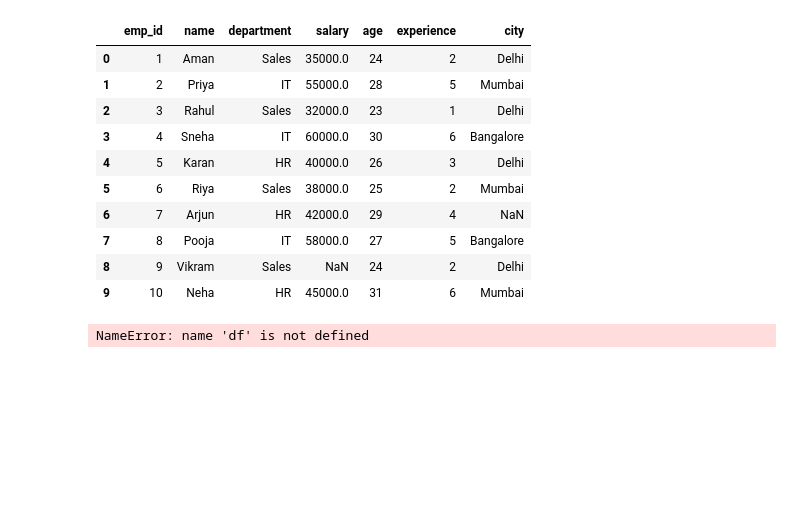
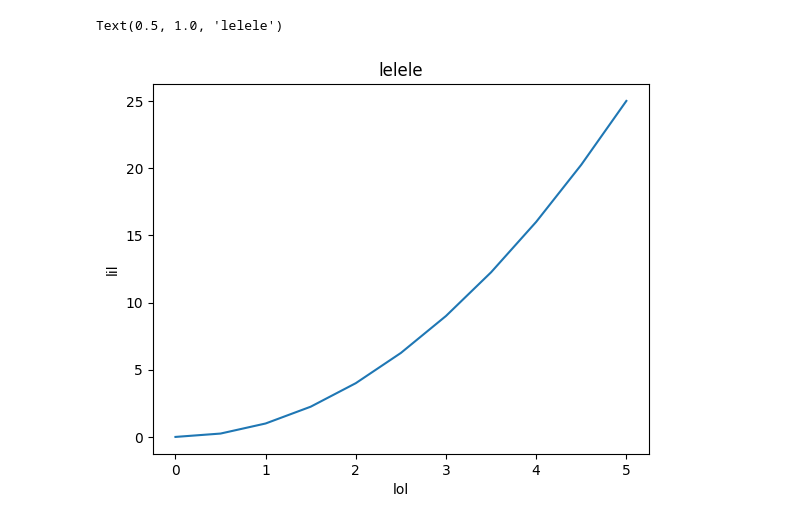
Before and after one commit to MananGupta089/DSA-learning, a Jupyter notebook: prac.ipynb, the cells around one changed output. Drawn from its saved outputs; the diff is of its cells as text; code cells hidden in the pictures; blank space fills up the shorter version.

```diff
--- a/prac.ipynb
+++ b/prac.ipynb
@@ -4,18 +7,10 @@ import numpy as np
-# %%
-df = pd.read_csv("company.csv")
-# %% [output]
-|  | emp_id | name | department | salary | age | experience | city |
-| 0 | 1 | Aman | Sales | 35000.0 | 24 | 2 | Delhi |
-| 1 | 2 | Priya | IT | 55000.0 | 28 | 5 | Mumbai |
-| 2 | 3 | Rahul | Sales | 32000.0 | 23 | 1 | Delhi |
-| 3 | 4 | Sneha | IT | 60000.0 | 30 | 6 | Bangalore |
-| 4 | 5 | Karan | HR | 40000.0 | 26 | 3 | Delhi |
-| 5 | 6 | Riya | Sales | 38000.0 | 25 | 2 | Mumbai |
-| 6 | 7 | Arjun | HR | 42000.0 | 29 | 4 | NaN |
-| 7 | 8 | Pooja | IT | 58000.0 | 27 | 5 | Bangalore |
-| 8 | 9 | Vikram | Sales | NaN | 24 | 2 | Delhi |
-| 9 | 10 | Neha | HR | 45000.0 | 31 | 6 | Mumbai |
-# %%
-print(df.head())
-# %% [output]
-NameError: name 'df' is not defined
+# %%
+x= np.linspace(0,5,11)
+y = x**2
+plt.plot(x,y)
+plt.xlabel("lol")
+plt.ylabel("lil")
+plt.title("lelele")
+# %% [output]
+Text(0.5, 1.0, 'lelele')
+[figure, added]
```
Also changed, not shown: parts of 6 cells of this notebook, 7 other files.
